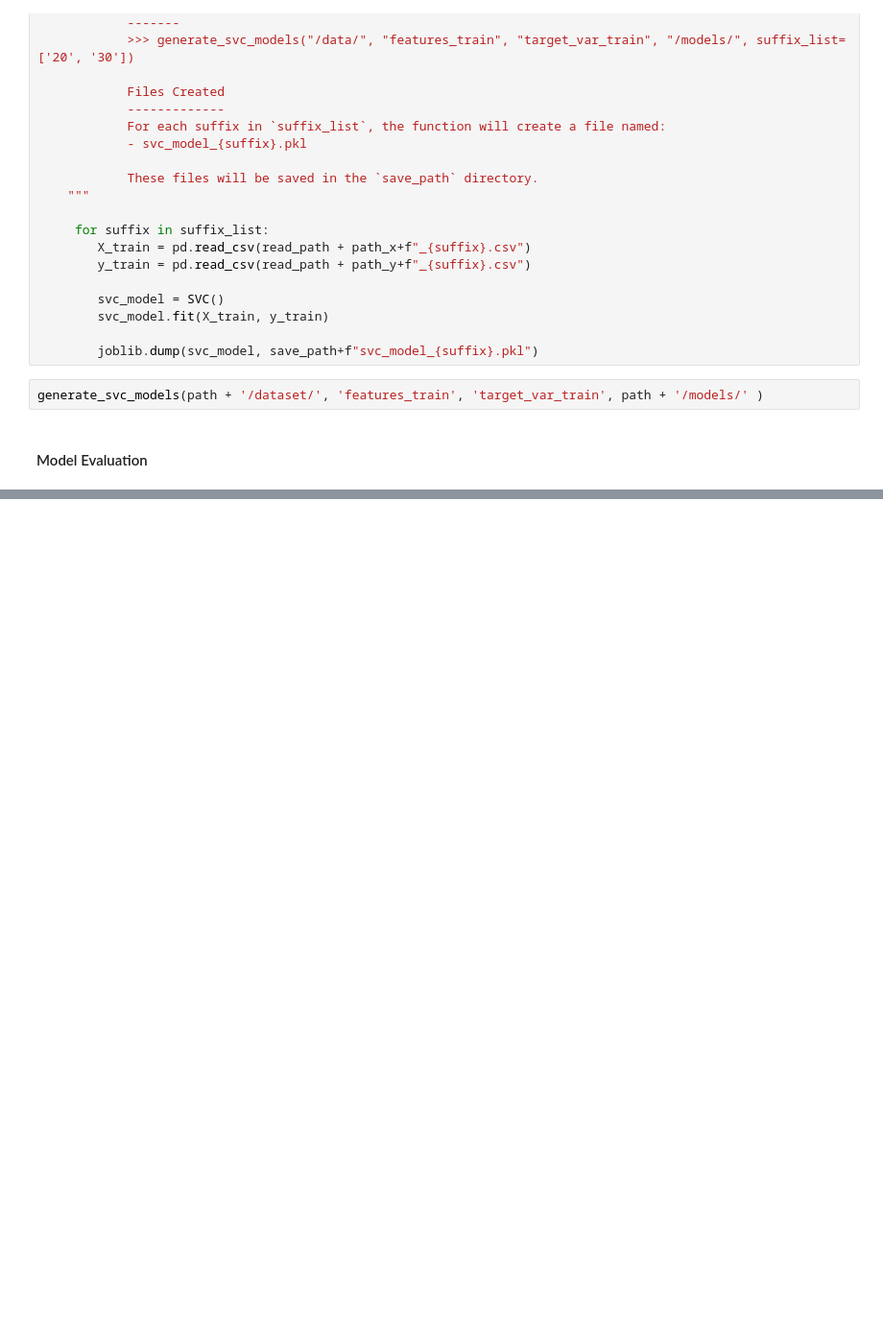
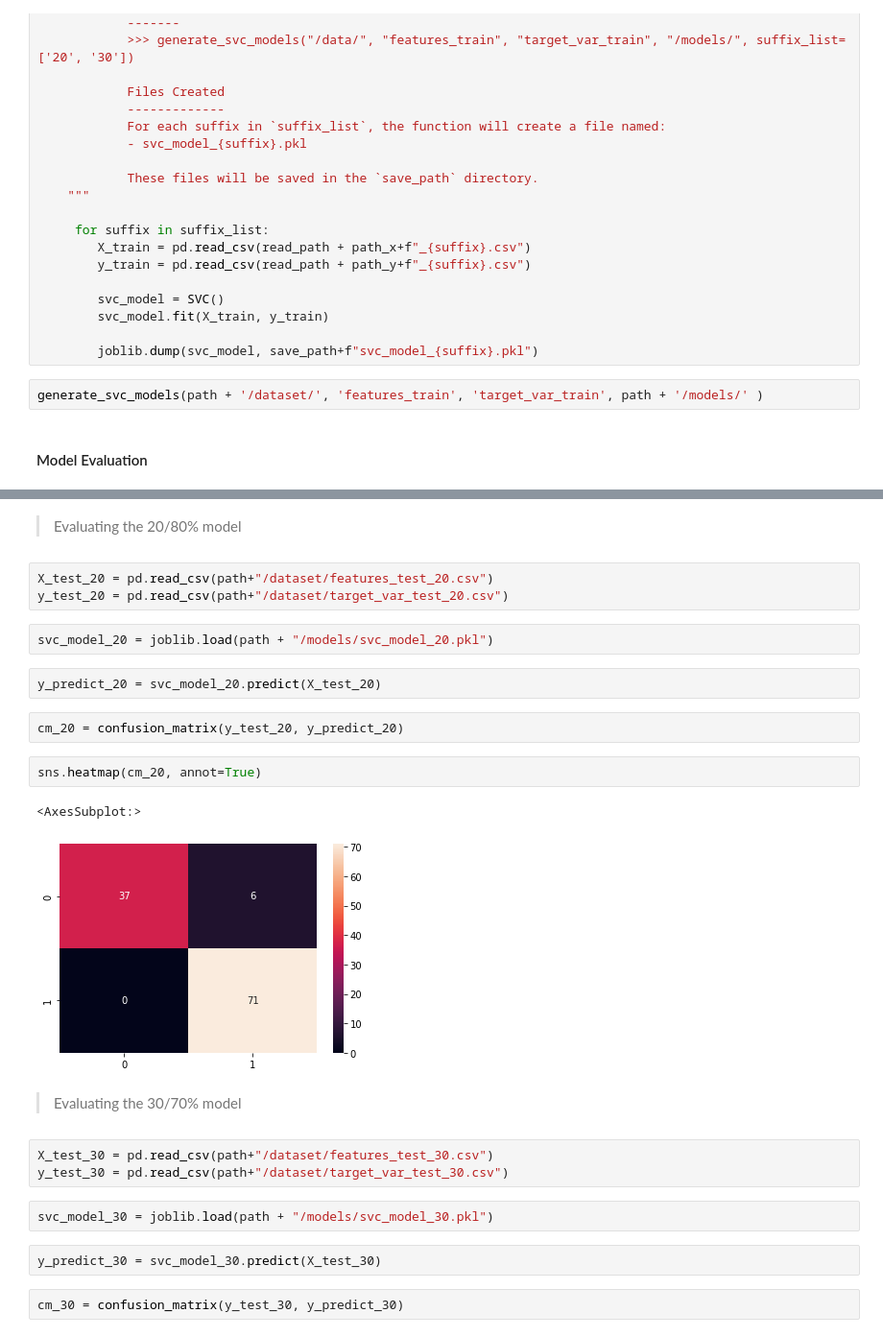
Before and after one commit to RangelBeatriz/ML-Practice, a Jupyter notebook: Breast Cancer Classification/01_classification_model.ipynb, the cells around one changed output, grey strips where cells are left out. Shown at 96% size. Saved outputs shown, nothing was run; the diff lists cells and outputs as text; blank space fills up the shorter version.

Commit message:
Adding confusion matrix for model evaluation

```diff
--- a/Breast Cancer Classification/01_classification_model.ipynb
+++ b/Breast Cancer Classification/01_classification_model.ipynb
@@ -199,0 +202,27 @@ generate_svc_models(path + '/dataset/', 'features_train', 'target_var_train', pa
+# %% [markdown]
+> Evaluating the 20/80% model
+# %%
+X_test_20 = pd.read_csv(path+"/dataset/features_test_20.csv")
+y_test_20 = pd.read_csv(path+"/dataset/target_var_test_20.csv")
+# %%
+svc_model_20 = joblib.load(path + "/models/svc_model_20.pkl")
+# %%
+y_predict_20 = svc_model_20.predict(X_test_20)
+# %%
+cm_20 = confusion_matrix(y_test_20, y_predict_20)
+# %%
+sns.heatmap(cm_20, annot=True)
+# %% [output]
+<AxesSubplot:>
+[figure, added]
+# %% [markdown]
+> Evaluating the 30/70% model
+# %%
+X_test_30 = pd.read_csv(path+"/dataset/features_test_30.csv")
+y_test_30 = pd.read_csv(path+"/dataset/target_var_test_30.csv")
+# %%
+svc_model_30 = joblib.load(path + "/models/svc_model_30.pkl")
+# %%
+y_predict_30 = svc_model_30.predict(X_test_30)
+# %%
+cm_30 = confusion_matrix(y_test_30, y_predict_30)
```
Also changed, not shown: parts of 9 cells of this notebook.
